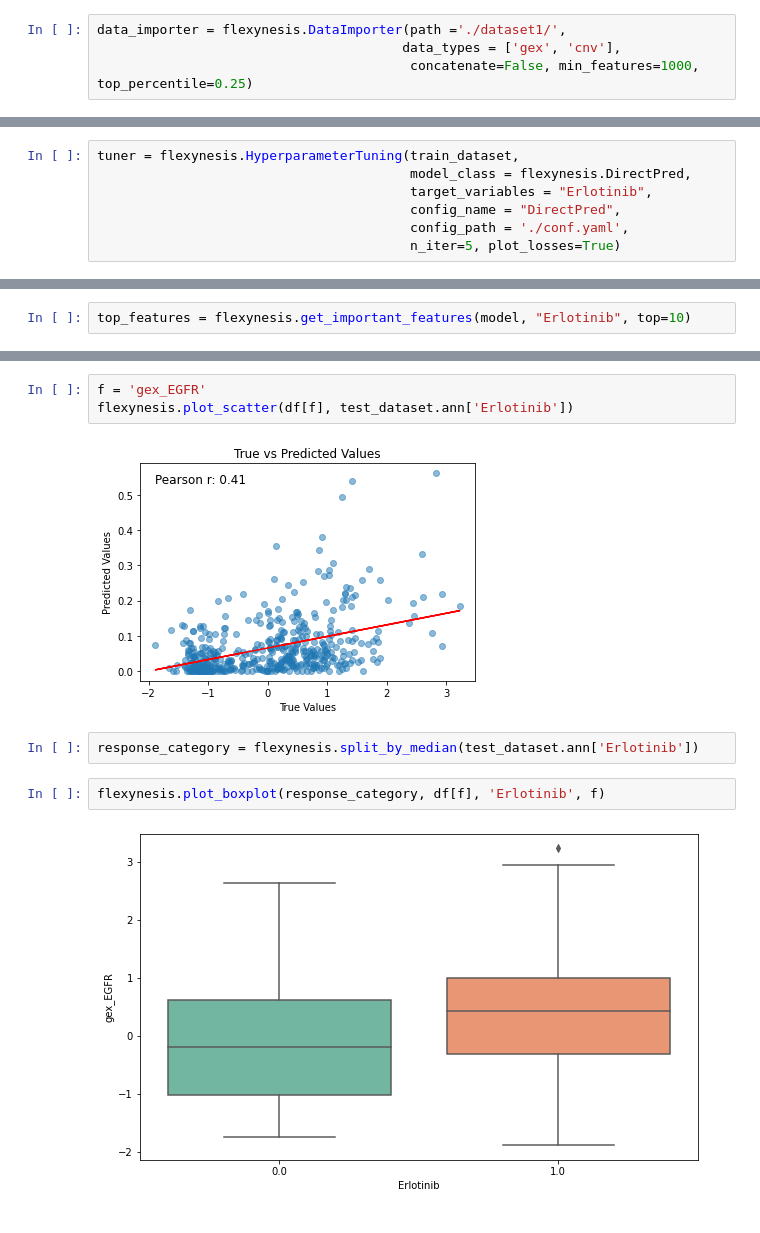
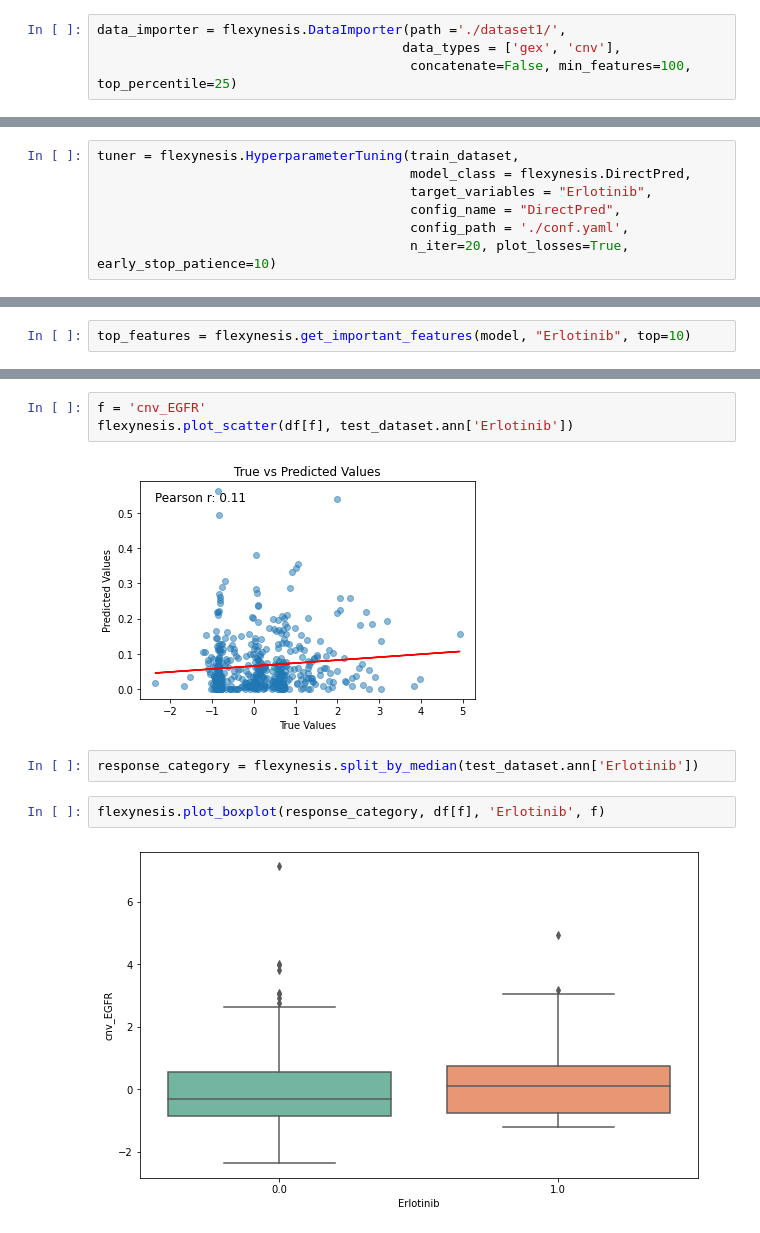
Before and after one commit to BIMSBbioinfo/flexynesis, a Jupyter notebook: examples/tutorials/modeling_drug_response.ipynb, the cells around one changed output, grey strips where cells are left out. Saved outputs shown, nothing was run; the diff lists cells and outputs as text.

```diff
--- a/examples/tutorials/modeling_drug_response.ipynb
+++ b/examples/tutorials/modeling_drug_response.ipynb
@@ -8,7 +8,7 @@ if not os.path.exists("dataset1"):
 # %%
 data_importer = flexynesis.DataImporter(path ='./dataset1/',
                                        data_types = ['gex', 'cnv'],
-                                        concatenate=False, min_features=1000, top_percentile=0.25)
+                                        concatenate=False, min_features=100, top_percentile=25)
 # %%
 train_dataset, test_dataset = data_importer.import_data()
 # %% [output]
@@ -54,7 +52,7 @@ tuner = flexynesis.HyperparameterTuning(train_dataset,
                                         target_variables = "Erlotinib",
                                         config_name = "DirectPred",
                                         config_path = './conf.yaml',
-                                        n_iter=5, plot_losses=True)
+                                        n_iter=20, plot_losses=True, early_stop_patience=10)
 # %%
 model, best_params = tuner.perform_tuning()
 best_params
@@ -114,12 +112,12 @@ df
 930 rows × 10 columns
 # %%
-f = 'gex_EGFR'
+f = 'cnv_EGFR'
 flexynesis.plot_scatter(df[f], test_dataset.ann['Erlotinib'])
 # %% [output]
-[figure, old version]
+[figure, new version]
 # %%
 response_category = flexynesis.split_by_median(test_dataset.ann['Erlotinib'])
 # %%
 flexynesis.plot_boxplot(response_category, df[f], 'Erlotinib', f)
 # %% [output]
-[figure, old version]
+[figure, new version]
```
Also changed, not shown: parts of 7 cells of this notebook.
